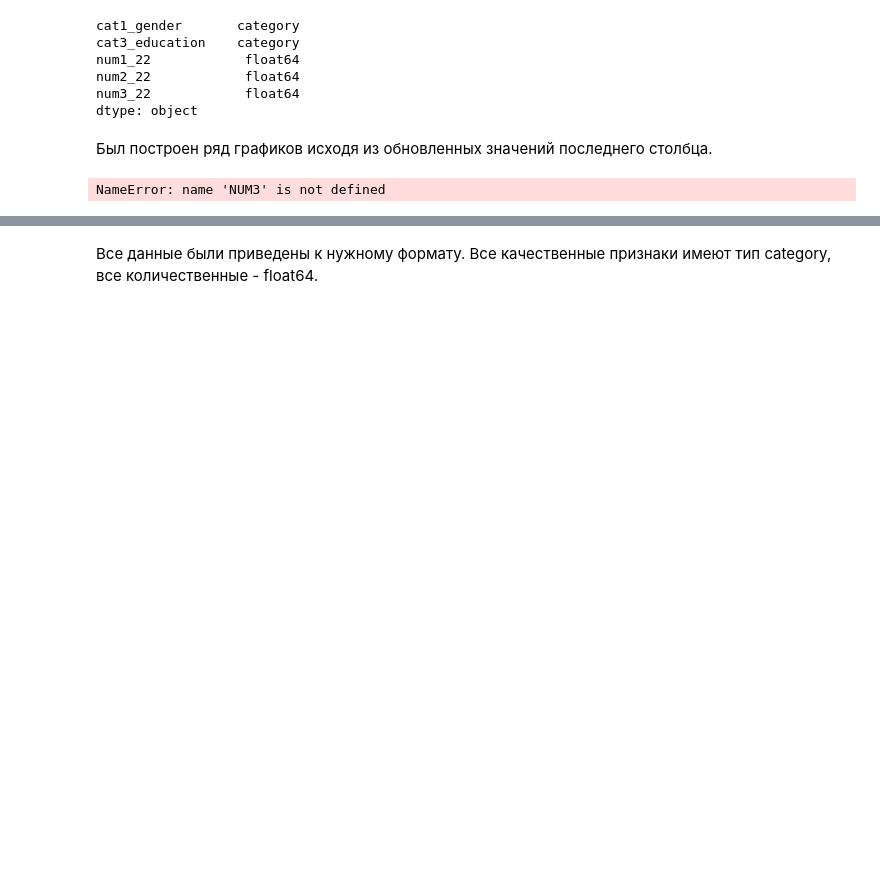
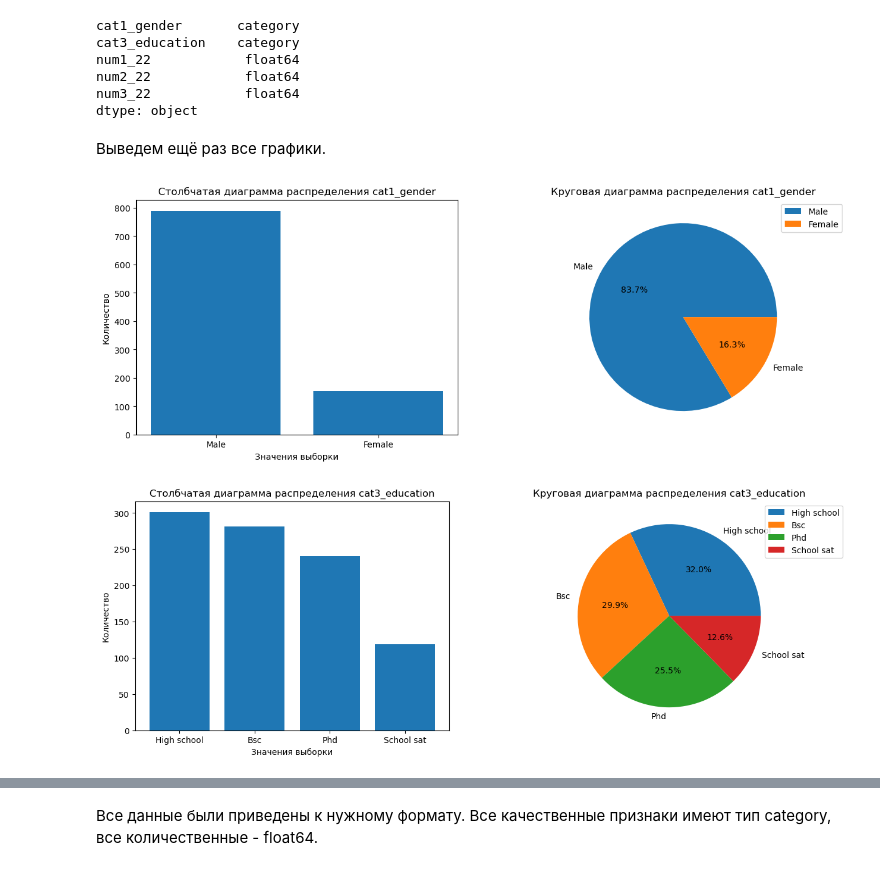
Before and after one commit to Nitrolacs/data_analysis_1_lab, a Jupyter notebook: notebooks/lab_1.ipynb, the cells around one changed output, grey strips where cells are left out. Cells and saved outputs as stored; diff of their text form; code cells hidden in the pictures; blank space fills up the shorter version.

```diff
--- a/notebooks/lab_1.ipynb
+++ b/notebooks/lab_1.ipynb
@@ -103,9 +103,11 @@ num1_22            float64
 num2_22            float64
 num3_22            float64
 dtype: object
-# %% [markdown]
-Был построен ряд графиков исходя из обновленных значений последнего столбца.
-# %%
-build_histogram_density_diagram(dataframe, NUM3, "3")
-# %% [output]
-NameError: name 'NUM3' is not defined
+# %% [markdown]
+Выведем ещё раз все графики.
+# %%
+for column in qualitative_variables:
+    build_bar_and_pie_chart(dataframe[column], column)
+# %% [output]
+[figure, added]
+[figure, added]
```
Also changed, not shown: parts of 2 cells of this notebook, 1 other file.
